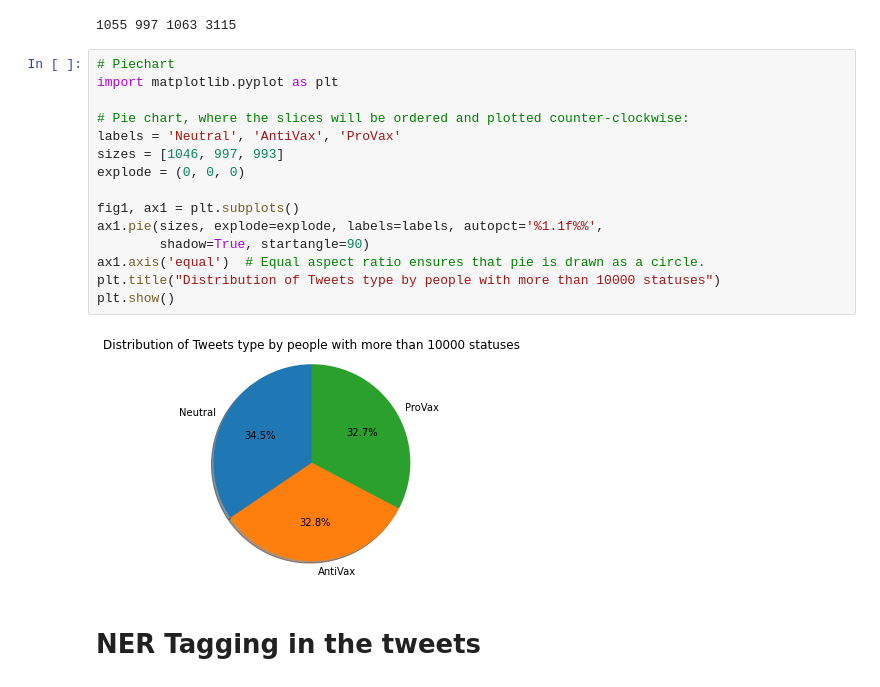
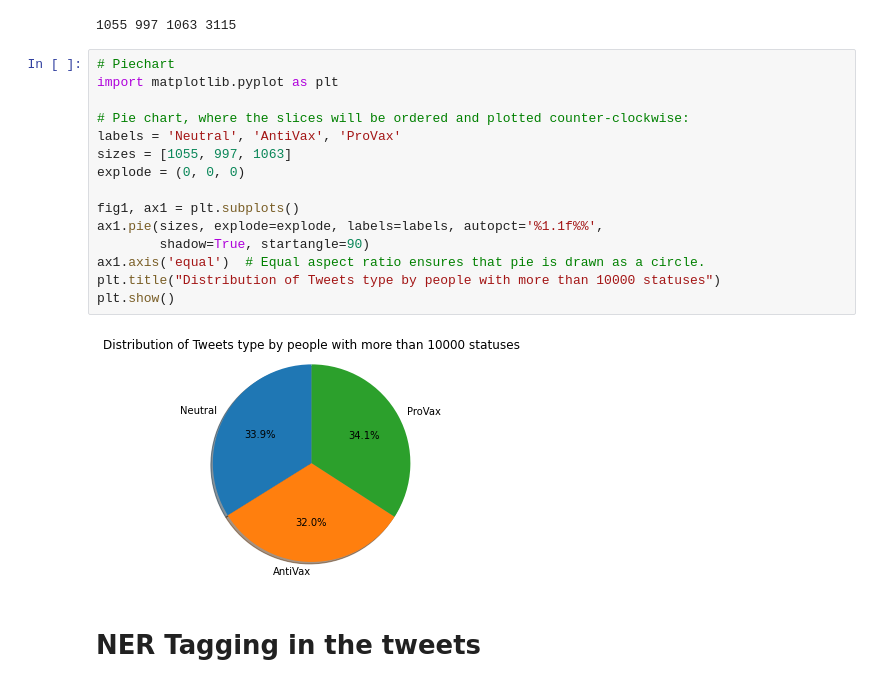
Before and after one commit to shivangibithel/IRMiDis_Task2, a Jupyter notebook: Muller's_Data_Exploration.ipynb, the cells around one changed output. Saved outputs shown, nothing was run; the diff lists cells and outputs as text.

```diff
--- a/Muller's_Data_Exploration.ipynb
+++ b/Muller's_Data_Exploration.ipynb
@@ -442,20 +442,20 @@ print(Neutral, AntiVax, ProVax, count)
 # %%
 # Piechart
 import matplotlib.pyplot as plt
 
 # Pie chart, where the slices will be ordered and plotted counter-clockwise:
 labels = 'Neutral', 'AntiVax', 'ProVax'
-sizes = [1046, 997, 993]
+sizes = [1055, 997, 1063]
 explode = (0, 0, 0)
 
 fig1, ax1 = plt.subplots()
 ax1.pie(sizes, explode=explode, labels=labels, autopct='%1.1f%%',
         shadow=True, startangle=90)
 ax1.axis('equal')  # Equal aspect ratio ensures that pie is drawn as a circle.
 plt.title("Distribution of Tweets type by people with more than 10000 statuses")
 plt.show()
 # %% [output]
-[figure, old version]
+[figure, new version]
 # %% [markdown]
 # NER Tagging in the tweets
 # %%
```
Also changed, not shown: parts of 17 cells of this notebook.
